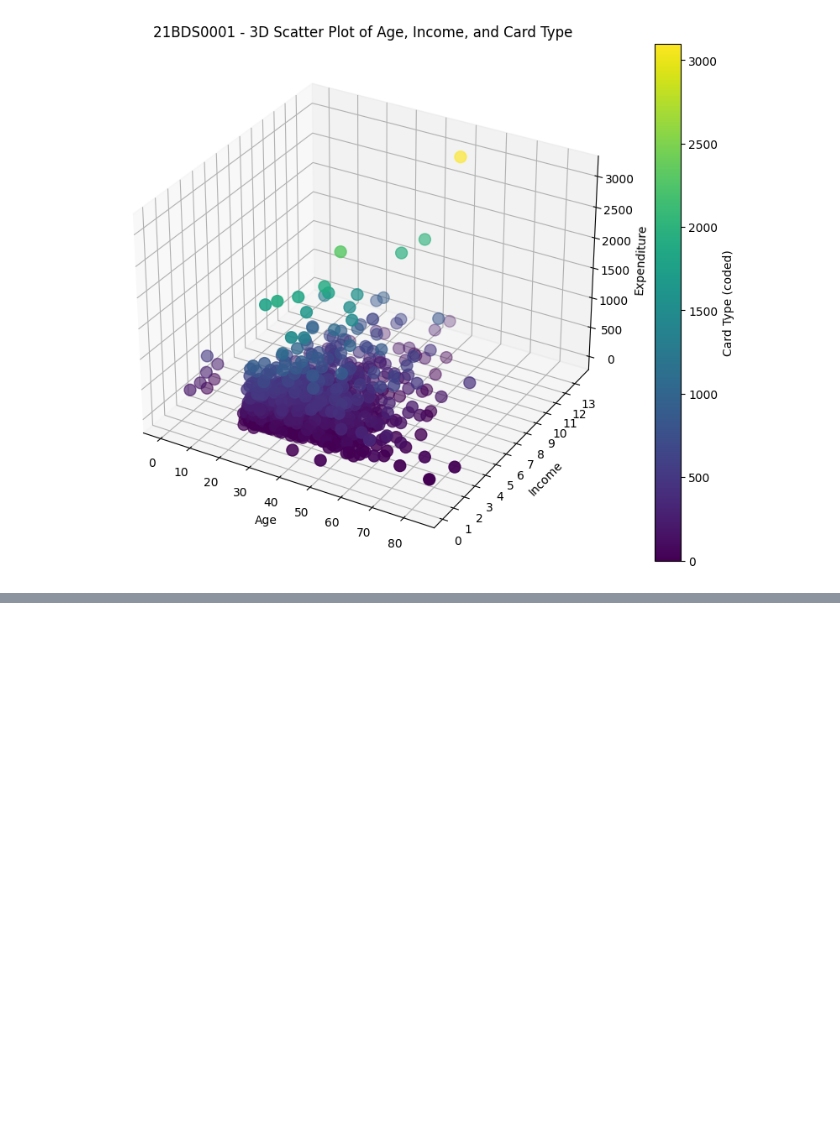
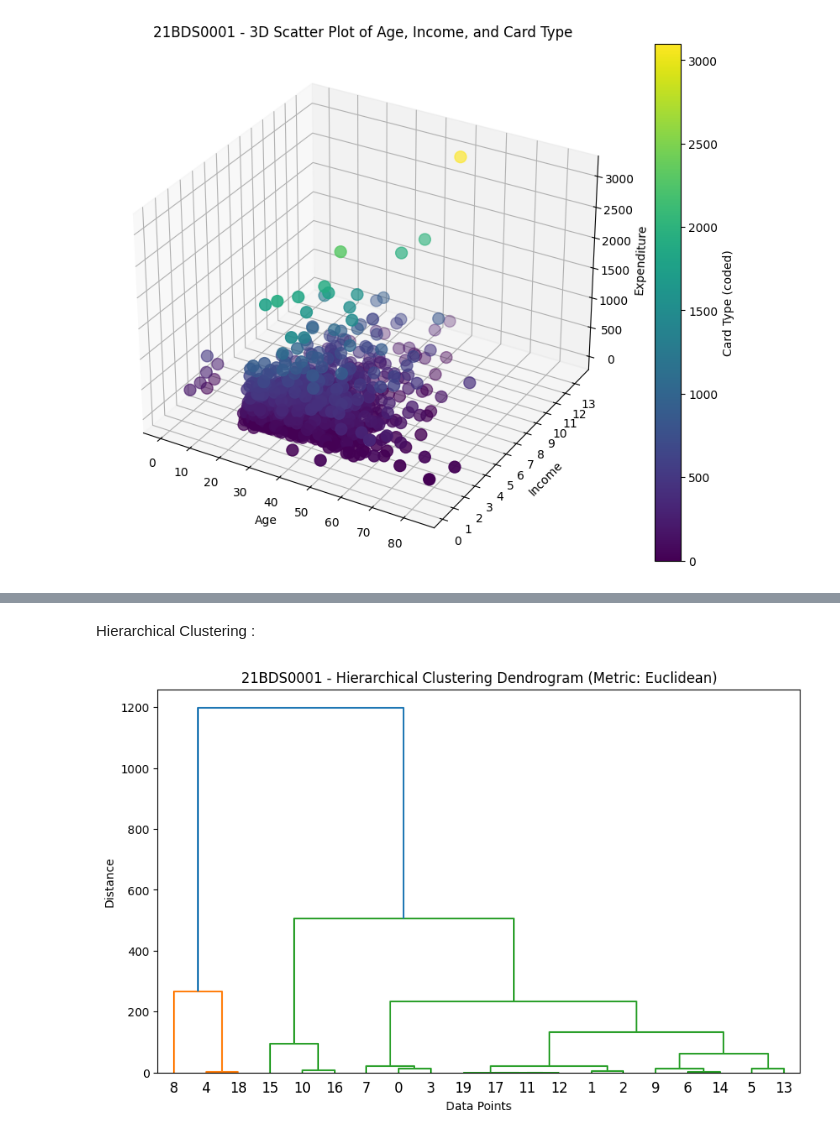
Before and after one commit to mukund-n/EDA---DA---21BDS0001, a Jupyter notebook: EDA_21BDS0001.ipynb, the cells around one changed output, grey strips where cells are left out. Saved outputs shown, nothing was run; the diff lists cells and outputs as text; code cells hidden in the pictures; blank space fills up the shorter version.

```diff
--- a/EDA_21BDS0001.ipynb
+++ b/EDA_21BDS0001.ipynb
@@ -671,0 +746,2 @@ plt.show()
+# %% [markdown]
+Hierarchical Clustering :
@@ -671,0 +750,13 @@ plt.show()
+# %%
+X = BDS0001[['expenditure']].head(20).values
+# %%
+#Euclidean
+Z_euclidean = linkage(X, method='ward', metric='euclidean')
+plt.figure(figsize=(10, 6))
+dendrogram(Z_euclidean)
+plt.title('21BDS0001 - Hierarchical Clustering Dendrogram (Metric: Euclidean)')
+plt.xlabel('Data Points')
+plt.ylabel('Distance')
+plt.show()
+# %% [output]
+[figure, added]
```
Also changed, not shown: parts of 23 cells of this notebook.
